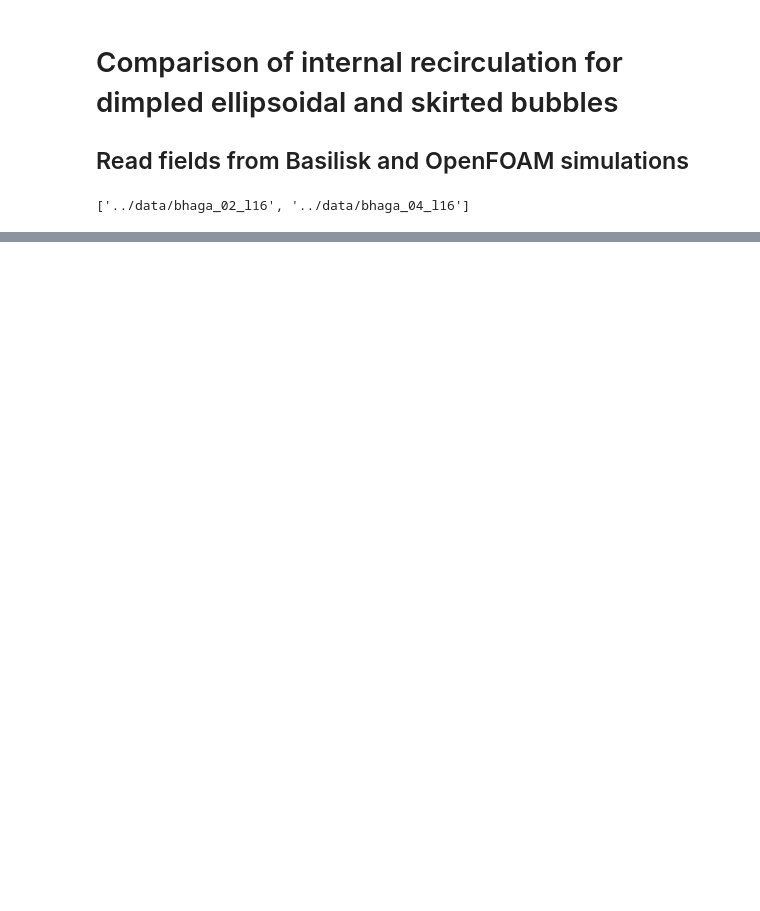
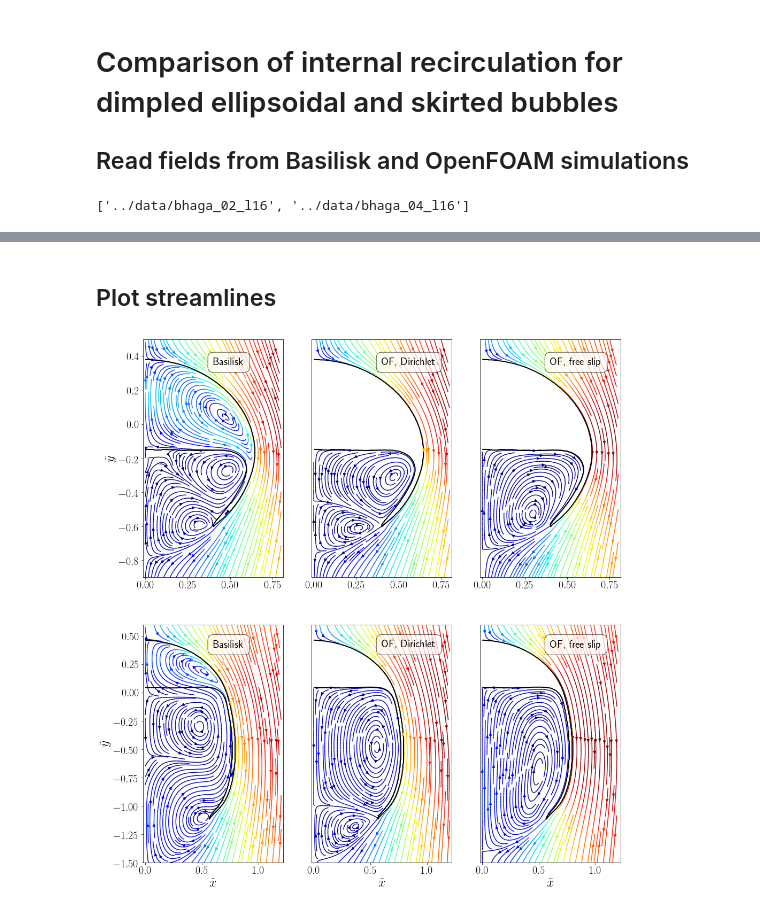
Before and after one commit to AndreWeiner/phd_notebooks, a Jupyter notebook: notebooks/of_vs_basilisk_streamlines.ipynb, the cells around one changed output, grey strips where cells are left out. Saved outputs shown, nothing was run; the diff lists cells and outputs as text; code cells hidden in the pictures; blank space fills up the shorter version.

Commit message:
Add notebook comparing streamlines.

```diff
--- a/notebooks/of_vs_basilisk_streamlines.ipynb
+++ b/notebooks/of_vs_basilisk_streamlines.ipynb
@@ -28,6 +28,10 @@ for i, case in enumerate(cases):
     row = log.find_closest("time", times[i])
     U_b.append(row.u_x.values[0])
     field_path = case + "/" + case_name + "_t{:2d}.csv".format(times[i])
-    basilisk_fields[case_name] = hm.CenterFieldValues2D(field_path, [0.0, row.x.values[0]], [0.0, row.u_x.values[0]])
+    basilisk[case_name] = hm.CenterFieldValues2D(field_path, [0.0, row.x.values[0]], [0.0, row.u_x.values[0]])
+    field_path = case + "/" + case_name + "_of_flow_pyto.csv"
+    of_pyto[case_name] = hm.CenterFieldValues2D(field_path, [0.0, 0.0], [0.0, 0.0], True)
+    field_path = case + "/" + case_name + "_of_flow_slip.csv"
+    of_slip[case_name] = hm.CenterFieldValues2D(field_path, [0.0, 0.0], [0.0, 0.0], True)
 
 print("Rise velocities:\n", U_b)
@@ -33,0 +64,48 @@ print("Rise velocities:\n", U_b)
+# %% [markdown]
+## Plot streamlines
+# %%
+def get_mesh(x_max, y_min, y_max, nx, ny):
+    xi = np.linspace(0.0, x_max, nx)
+    yi = np.linspace(y_min, y_max, ny)
+    Xi, Yi = np.meshgrid(xi, yi)
+    return xi, yi, Xi, Yi
+# %%
+fig, axarr = plt.subplots(2, 3, figsize=(hm.figure_width, 18))
+
+y_min = [-0.9, -1.5]
+y_max = [0.5, 0.6]
+x_max = [0.8, 0.8 * (y_max[1] - y_min[1]) / (y_max[0] - y_min[0])]
+nx = [200, 200]
+ny = [int(nx[i] * (y_max[i] - y_min[i]) / x_max[i]) for i in range(len(nx))]
+labels = ["Basilisk", "OF, Dirichlet", "OF, free slip"]
+
+for i, case in enumerate(cases):
+    case_name = case.split("/")[-1]
+    xi, yi, Xi, Yi = get_mesh(x_max[i], y_min[i], y_max[i], nx[i], ny[i])
+    vol_f =  basilisk[case_name].interpolate_volume_fraction(Xi, Yi)
+    vol_f_mask = np.where(vol_f < 0.5, 0, 1.0)
+    axarr[i, 0].set_ylabel(r"$\tilde{y}$", fontsize=hm.fontsize_label)
+    for j, field in enumerate([basilisk[case_name], of_pyto[case_name], of_slip[case_name]]):
+        mag_U = field.interpolate_velocity(Xi, Yi, True, True)
+        if j is 0:
+            U_x, U_y = field.interpolate_velocity(Xi, Yi, True, False)
+        else:
+            U_y, U_x = field.interpolate_velocity(Xi, Yi, True, False)
+            U_y *= vol_f_mask
+            U_x *= vol_f_mask
+        axarr[i, j].streamplot(Xi, Yi, U_x, U_y, color=mag_U/U_b[i],
+                               cmap='jet', density=(1.5, 3.0), minlength=0.1, maxlength=8.0)
+        axarr[i, j].contour(xi, yi, vol_f, levels=[0.5], colors=['k'], linewidths=2.0)
+        axarr[i, j].axis('equal')
+        axarr[i, j].tick_params(labelsize=hm.fontsize_tick)
+        axarr[i, j].set_xlim(0.0, x_max[i])
+        axarr[i, j].set_ylim(y_min[i], y_max[i])
+        if j > 0: axarr[i,j].set_yticks([])
+        axarr[1, j].set_xlabel(r"$\tilde{x}$", fontsize=hm.fontsize_label)
+        if i is 0:
+            axarr[i, j].text(0.4, 0.35, labels[j], fontsize=hm.fontsize_legend, bbox=bbox)
+        else:
+            axarr[i, j].text(0.6, 0.4, labels[j], fontsize=hm.fontsize_legend, bbox=bbox)
+savefig("of_vs_basilisk_streamlines")
+# %% [output]
+[figure, added]
```
Also changed, not shown: parts of 2 cells of this notebook.
